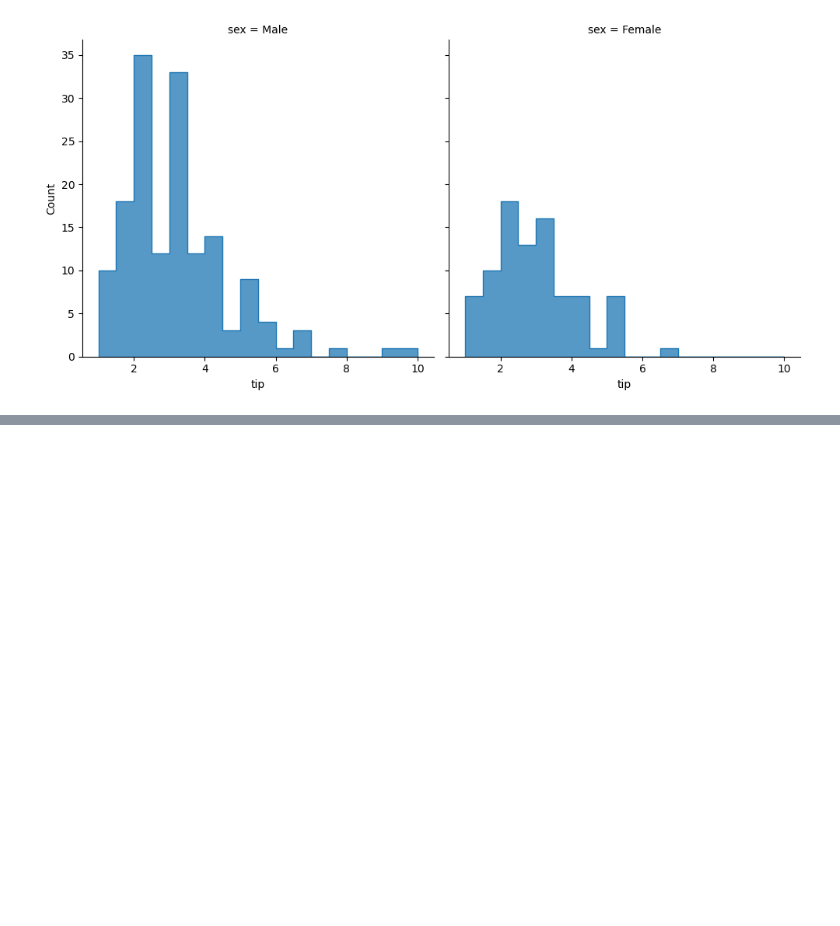
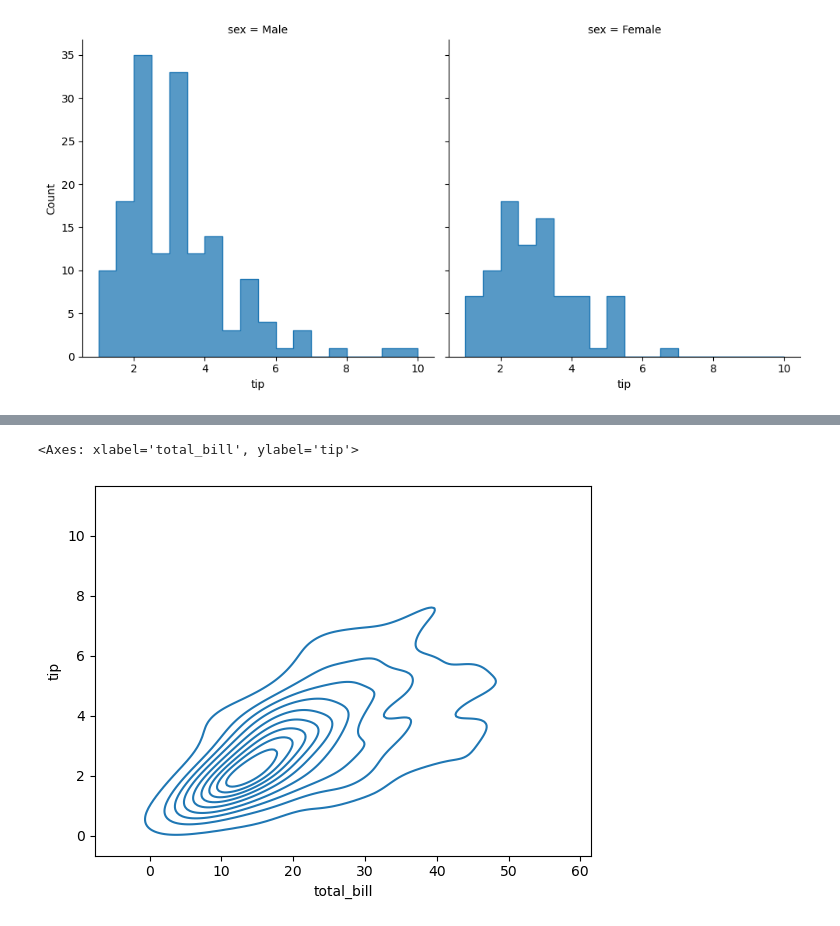
Before and after one commit to rakeshtunasahu/All-about-Python-basic-OOPs-libraries-, a Jupyter notebook: Seaborn/distribution_plot.ipynb, the cells around one changed output, grey strips where cells are left out. Cells and saved outputs as stored; diff of their text form; code cells hidden in the pictures; blank space fills up the shorter version.

```diff
--- a/Seaborn/distribution_plot.ipynb
+++ b/Seaborn/distribution_plot.ipynb
@@ -105,0 +133,7 @@ sns.displot(data=tips, x='tip', kind='hist',col='sex',element='step')
+# %%
+# Bivariate Kdeplot
+# a bivariate KDE plot smoothes the (x, y) observations with a 2D Gaussian
+sns.kdeplot(data=tips, x='total_bill', y='tip')
+# %% [output]
+<Axes: xlabel='total_bill', ylabel='tip'>
+[figure, added]
```
Also changed, not shown: parts of 4 cells of this notebook.
